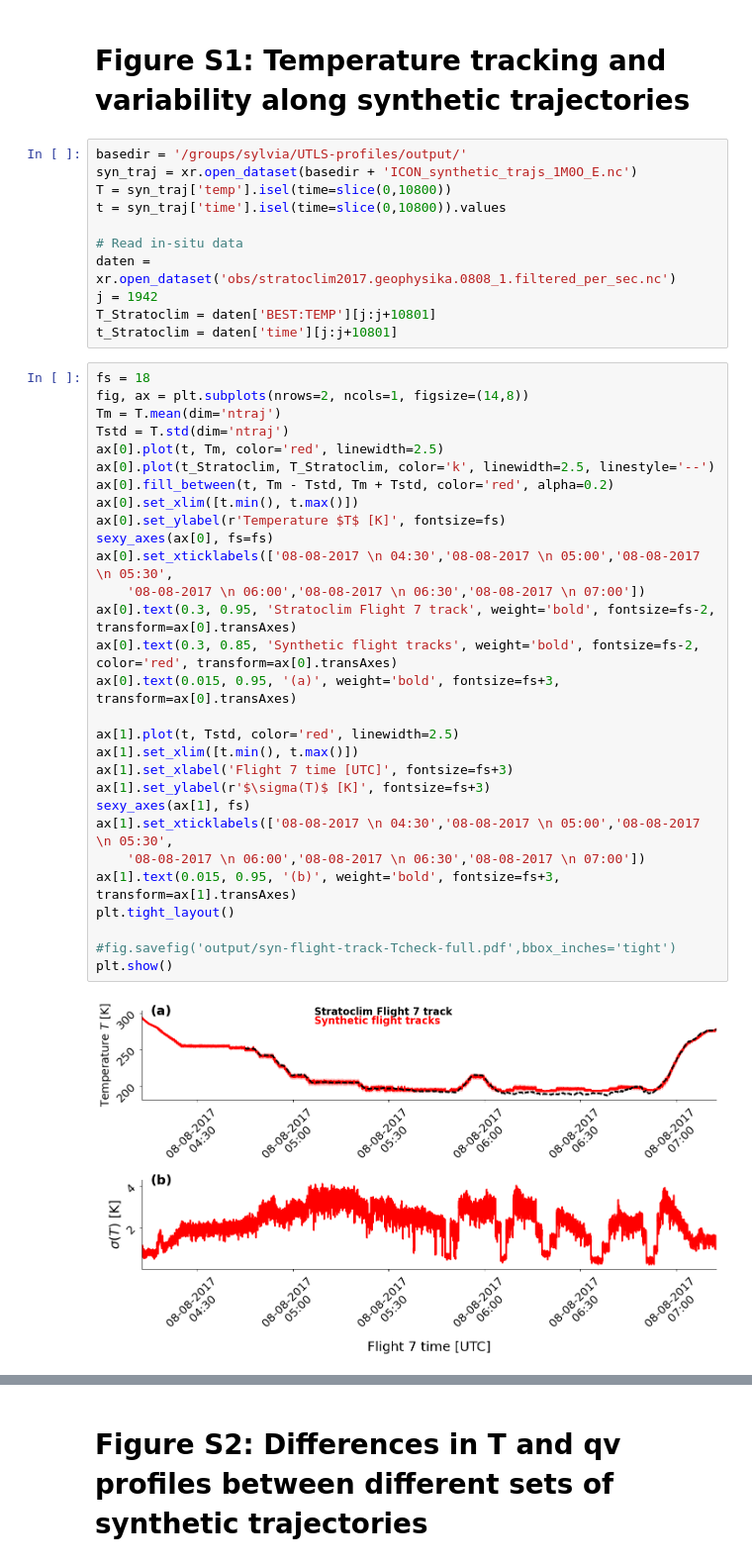
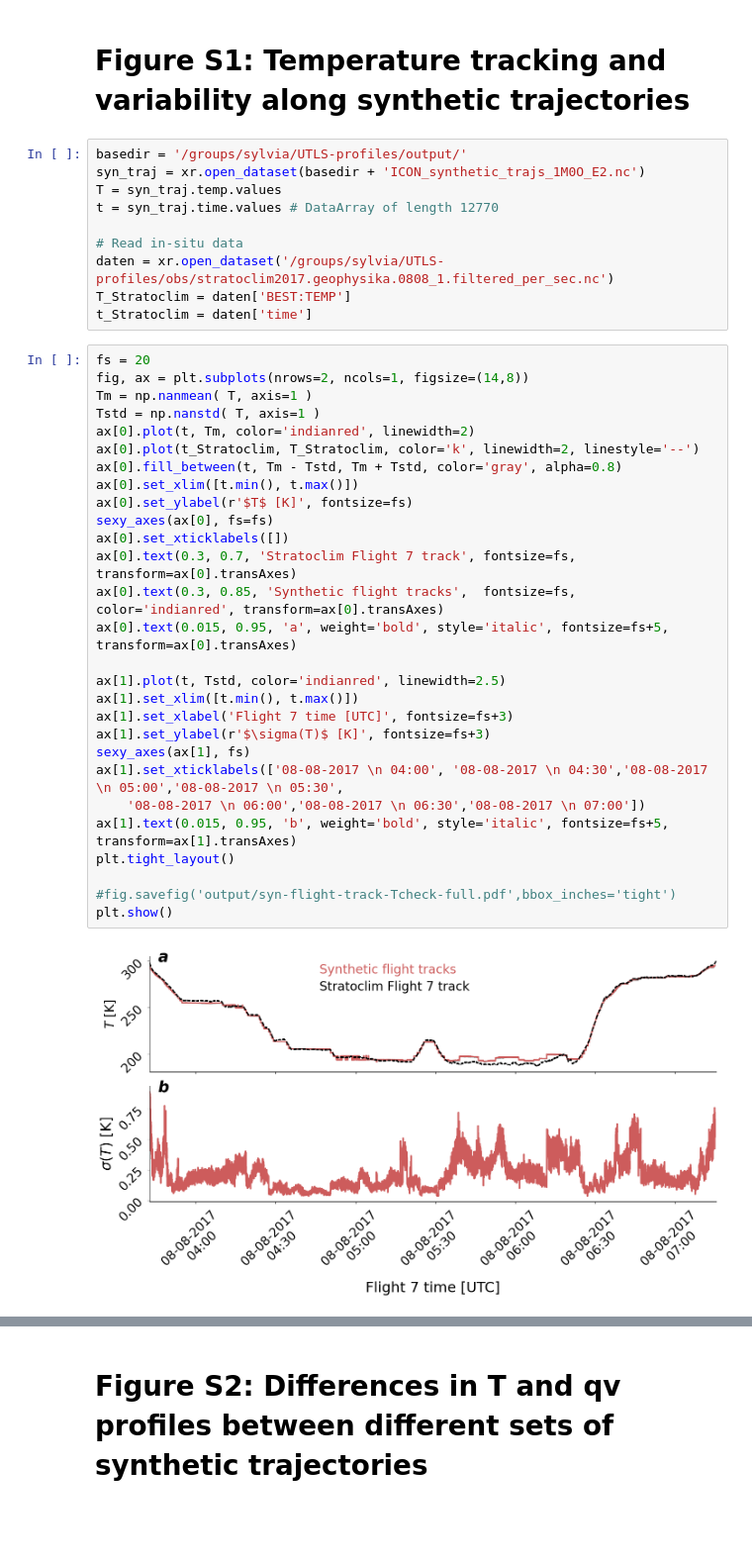
Before and after one commit to sylviasullivan/UTLS-profiles, a Jupyter notebook: SI_article3.ipynb, the cells around one changed output, grey strips where cells are left out. Shown at 99% size. Drawn from its saved outputs; the diff is of its cells as text; blank space fills up the shorter version.

```diff
--- a/SI_article3.ipynb
+++ b/SI_article3.ipynb
@@ -11,43 +11,41 @@ farbe = sim_colors()
 # Figure S1: Temperature tracking and variability along synthetic trajectories
 # %%
 basedir = '/groups/sylvia/UTLS-profiles/output/'
-syn_traj = xr.open_dataset(basedir + 'ICON_synthetic_trajs_1M0O_E.nc')
-T = syn_traj['temp'].isel(time=slice(0,10800))
-t = syn_traj['time'].isel(time=slice(0,10800)).values
+syn_traj = xr.open_dataset(basedir + 'ICON_synthetic_trajs_1M0O_E2.nc')
+T = syn_traj.temp.values
+t = syn_traj.time.values # DataArray of length 12770
 
 # Read in-situ data
-daten = xr.open_dataset('obs/stratoclim2017.geophysika.0808_1.filtered_per_sec.nc')
-j = 1942
-T_Stratoclim = daten['BEST:TEMP'][j:j+10801]
-t_Stratoclim = daten['time'][j:j+10801]
+daten = xr.open_dataset('/groups/sylvia/UTLS-profiles/obs/stratoclim2017.geophysika.0808_1.filtered_per_sec.nc')
+T_Stratoclim = daten['BEST:TEMP']
+t_Stratoclim = daten['time']
 # %%
-fs = 18
+fs = 20
 fig, ax = plt.subplots(nrows=2, ncols=1, figsize=(14,8))
-Tm = T.mean(dim='ntraj')
-Tstd = T.std(dim='ntraj')
-ax[0].plot(t, Tm, color='red', linewidth=2.5)
-ax[0].plot(t_Stratoclim, T_Stratoclim, color='k', linewidth=2.5, linestyle='--')
-ax[0].fill_between(t, Tm - Tstd, Tm + Tstd, color='red', alpha=0.2)
+Tm = np.nanmean( T, axis=1 )
+Tstd = np.nanstd( T, axis=1 )
+ax[0].plot(t, Tm, color='indianred', linewidth=2)
+ax[0].plot(t_Stratoclim, T_Stratoclim, color='k', linewidth=2, linestyle='--')
+ax[0].fill_between(t, Tm - Tstd, Tm + Tstd, color='gray', alpha=0.8)
 ax[0].set_xlim([t.min(), t.max()])
-ax[0].set_ylabel(r'Temperature $T$ [K]', fontsize=fs)
+ax[0].set_ylabel(r'$T$ [K]', fontsize=fs)
 sexy_axes(ax[0], fs=fs)
-ax[0].set_xticklabels(['08-08-2017 \n 04:30','08-08-2017 \n 05:00','08-08-2017 \n 05:30',
-    '08-08-2017 \n 06:00','08-08-2017 \n 06:30','08-08-2017 \n 07:00'])
-ax[0].text(0.3, 0.95, 'Stratoclim Flight 7 track', weight='bold', fontsize=fs-2, transform=ax[0].transAxes)
-ax[0].text(0.3, 0.85, 'Synthetic flight tracks', weight='bold', fontsize=fs-2, color='red', transform=ax[0].transAxes)
-ax[0].text(0.015, 0.95, '(a)', weight='bold', fontsize=fs+3, transform=ax[0].transAxes)
+ax[0].set_xticklabels([])
+ax[0].text(0.3, 0.7, 'Stratoclim Flight 7 track', fontsize=fs, transform=ax[0].transAxes)
+ax[0].text(0.3, 0.85, 'Synthetic flight tracks',  fontsize=fs, color='indianred', transform=ax[0].transAxes)
+ax[0].text(0.015, 0.95, 'a', weight='bold', style='italic', fontsize=fs+5, transform=ax[0].transAxes)
 
-ax[1].plot(t, Tstd, color='red', linewidth=2.5)
+ax[1].plot(t, Tstd, color='indianred', linewidth=2.5)
 ax[1].set_xlim([t.min(), t.max()])
 ax[1].set_xlabel('Flight 7 time [UTC]', fontsize=fs+3)
 ax[1].set_ylabel(r'$\sigma(T)$ [K]', fontsize=fs+3)
 sexy_axes(ax[1], fs)
-ax[1].set_xticklabels(['08-08-2017 \n 04:30','08-08-2017 \n 05:00','08-08-2017 \n 05:30',
+ax[1].set_xticklabels(['08-08-2017 \n 04:00', '08-08-2017 \n 04:30','08-08-2017 \n 05:00','08-08-2017 \n 05:30',
     '08-08-2017 \n 06:00','08-08-2017 \n 06:30','08-08-2017 \n 07:00'])
-ax[1].text(0.015, 0.95, '(b)', weight='bold', fontsize=fs+3, transform=ax[1].transAxes)
+ax[1].text(0.015, 0.95, 'b', weight='bold', style='italic', fontsize=fs+5, transform=ax[1].transAxes)
 plt.tight_layout()
 
 #fig.savefig('output/syn-flight-track-Tcheck-full.pdf',bbox_inches='tight')
 plt.show()
 # %% [output]
-[figure, old version]
+[figure, new version]
```
Also changed, not shown: parts of 3 cells of this notebook, 16 other files.
